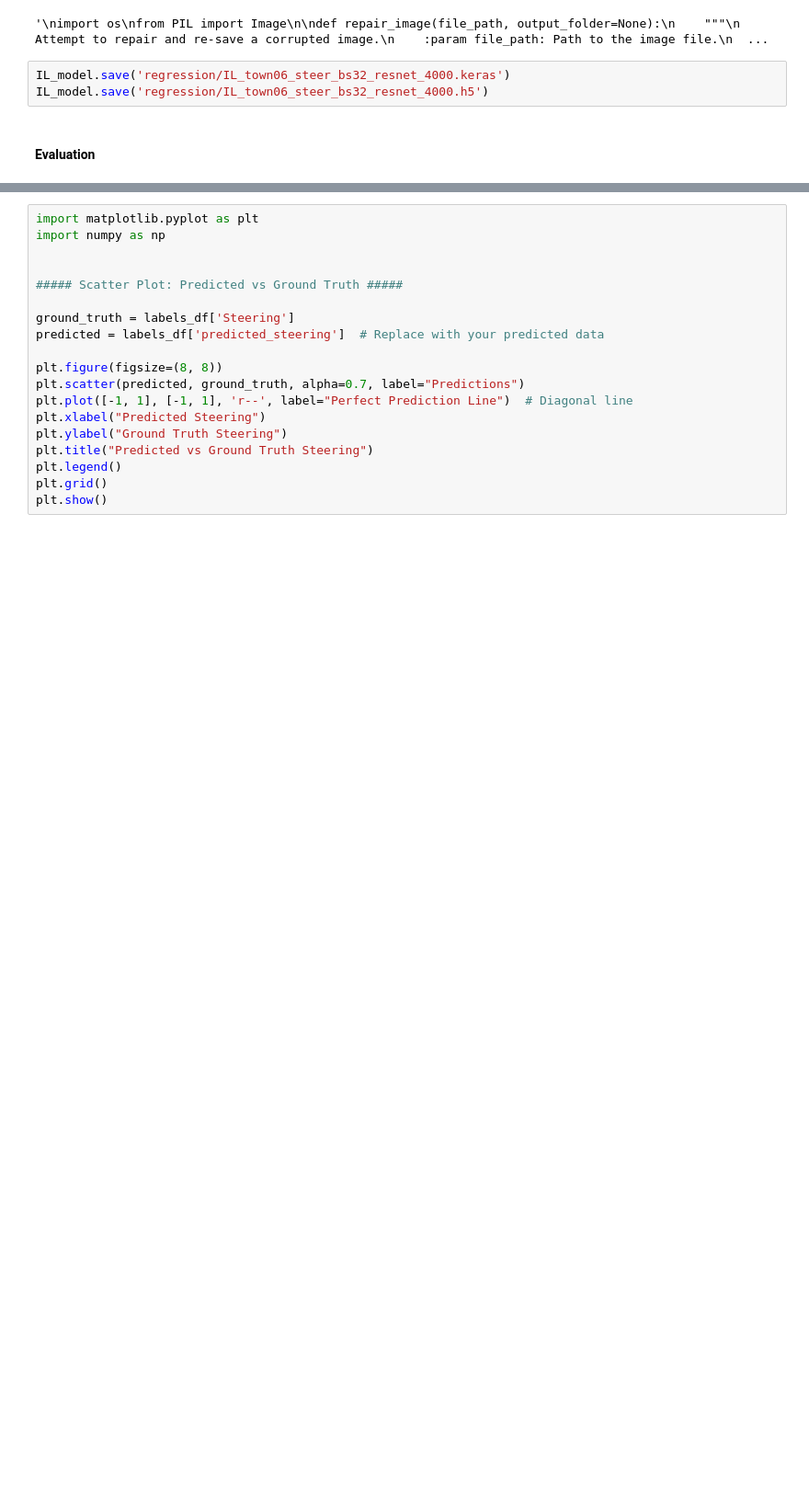
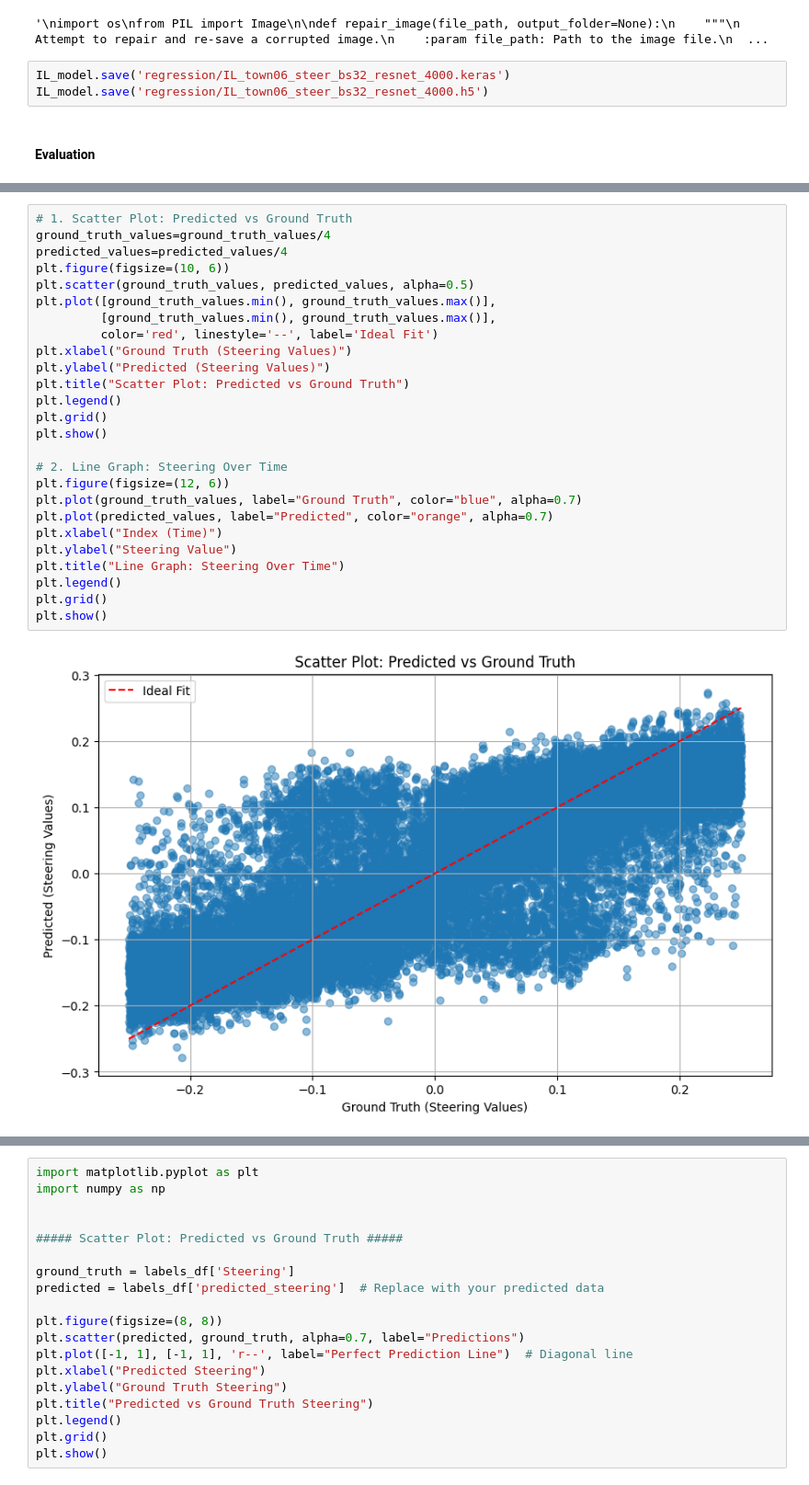
Before and after one commit to ElaheDlv/project-with-aws, a Jupyter notebook: Imitation_learning_training.ipynb, the cells around one changed output, grey strips where cells are left out. Shown at 92% size. Saved outputs shown, nothing was run; the diff lists cells and outputs as text; blank space fills up the shorter version.

```diff
--- a/Imitation_learning_training.ipynb
+++ b/Imitation_learning_training.ipynb
@@ -533,0 +506,28 @@ plt.show()
+# %%
+# 1. Scatter Plot: Predicted vs Ground Truth
+ground_truth_values=ground_truth_values/4
+predicted_values=predicted_values/4
+plt.figure(figsize=(10, 6))
+plt.scatter(ground_truth_values, predicted_values, alpha=0.5)
+plt.plot([ground_truth_values.min(), ground_truth_values.max()],
+         [ground_truth_values.min(), ground_truth_values.max()],
+         color='red', linestyle='--', label='Ideal Fit')
+plt.xlabel("Ground Truth (Steering Values)")
+plt.ylabel("Predicted (Steering Values)")
+plt.title("Scatter Plot: Predicted vs Ground Truth")
+plt.legend()
+plt.grid()
+plt.show()
+
+# 2. Line Graph: Steering Over Time
+plt.figure(figsize=(12, 6))
+plt.plot(ground_truth_values, label="Ground Truth", color="blue", alpha=0.7)
+plt.plot(predicted_values, label="Predicted", color="orange", alpha=0.7)
+plt.xlabel("Index (Time)")
+plt.ylabel("Steering Value")
+plt.title("Line Graph: Steering Over Time")
+plt.legend()
+plt.grid()
+plt.show()
+# %% [output]
+[figure, added]
```
Also changed, not shown: parts of 15 cells of this notebook, 3 other files.
